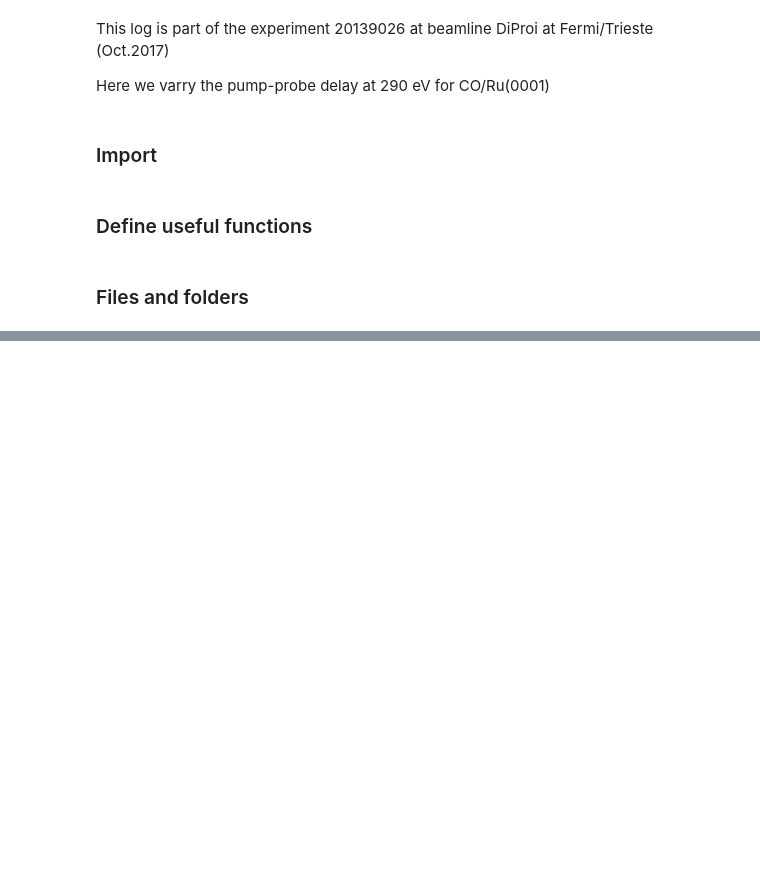
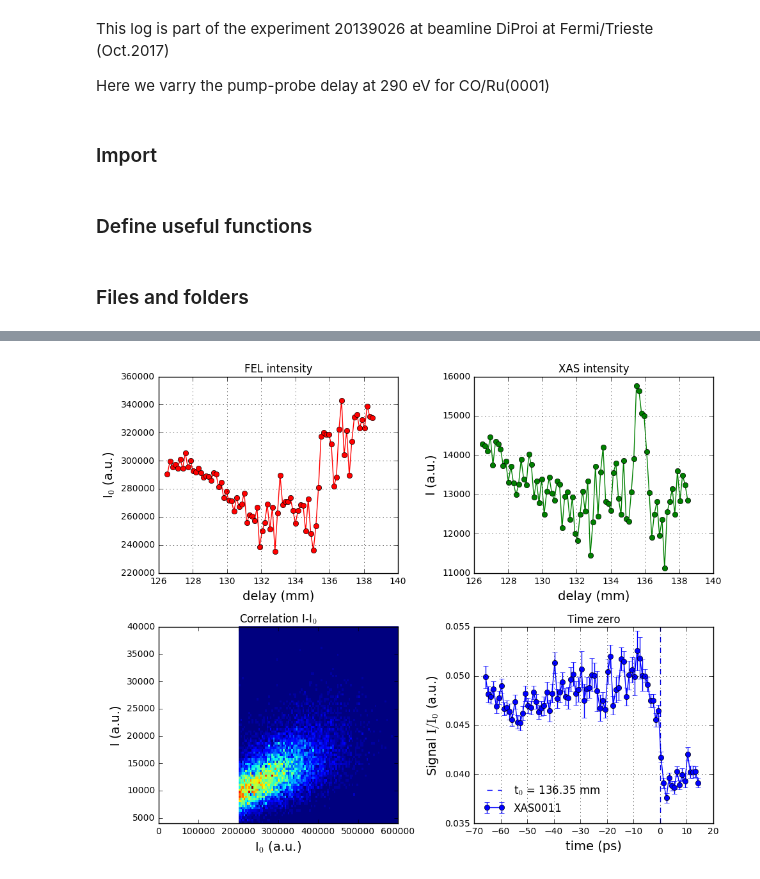
Before and after one commit to fperakis/FERMI_20139026_DIPROI, a Jupyter notebook: examples/04_XAS_pump_probe.ipynb, the cells around one changed output, grey strips where cells are left out. Drawn from its saved outputs; the diff is of its cells as text; code cells hidden in the pictures; blank space fills up the shorter version.

```diff
--- a/examples/04_XAS_pump_probe.ipynb
+++ b/examples/04_XAS_pump_probe.ipynb
@@ -64,8 +56,9 @@ def get_FEL_Spectrum(h5file):
 # %% [markdown]
 ### Files and folders
 # %%
-dataset = 4
-file_path = '../../../01_data/04_XAS_pp/XAS00%d/'%dataset
+dataset = 11
+file_path = '../../../01_data/04_XAS_pp/XAS0%d/'%dataset
+print file_path
 file_names = discover_files(file_path)
-print file_path,file_names
+print file_names
 # %% [output]
@@ -96,7 +68,0 @@ for i in range(n_delays):
-# %%
-i0   = np.zeros([n_delays,n_shots])
-for i in range(n_delays):
-    for j in range(131,n_shots):
-        x,y = FEL_energy[i,j],FEL_intensity[i,j]
-        offset = np.average(y[200:280])
-        i0[i,j] = np.average(y[y>0]-offset)
@@ -126,0 +139,48 @@ plt.show()
+# %%
+plt.figure(figsize=[10,8])
+
+plt.subplot(2,2,1)
+plt.plot(pp_delay,i0_avg,'o-',c='red')
+plt.ylabel('I$_0$ (a.u.)',size=14)
+plt.xlabel('delay (mm)',size=14)
+plt.grid()
+plt.title('FEL intensity')
+
+plt.subplot(2,2,2)
+plt.plot(pp_delay,XAS_avg,'o-',c='green')
+plt.ylabel('I (a.u.)',size=14)
+plt.xlabel('delay (mm)',size=14)
+plt.grid()
+plt.title('XAS intensity')
+
+plt.subplot(2,2,3)
+x,y =i0_all,XAS_all
+#plt.plot(x,y,'o',ms=2,alpha=0.1,markeredgecolor='none')
+plt.hist2d(x,y,bins=100)
+
+plt.xlabel('I$_0$ (a.u.)',size=14)
+plt.ylabel('I (a.u.)',size=14)
+plt.title('Correlation I-I$_0$')
+
+plt.xlim(0,6e5)
+plt.ylim(4e3,4e4)
+
+plt.subplot(2,2,4)
+t0 = 136.35
+c = 299792458 #m/s
+
+plt.errorbar((pp_delay-t0)*2*1e-3/c*1e12,pp_signal,yerr=pp_error,fmt='o-',label='XAS00%d'%dataset)
+plt.title('Time zero')
+plt.ylabel(r'Signal $\rm I/I_0$ (a.u.)',size=14)
+plt.xlabel('time (ps)',size=14)
+plt.axvline(x=0,ls='--',label=r't$_0$ = %.2f mm'%(t0))
+plt.grid()
+plt.tight_layout()
+plt.legend(frameon=False,loc='lower left', prop={'size': 12})
+
+#plt.savefig('/Users/fivos/Desktop/fig_pp0%d.png'%dataset,dpi=300)
+#np.save('/Users/fivos/Desktop/pp_XAS00%d'%dataset,np.array([pp_delay,pp_signal,pp_error]))
+
+plt.show()
+# %% [output]
+[figure, added]
```
Also changed, not shown: parts of 11 cells of this notebook.
